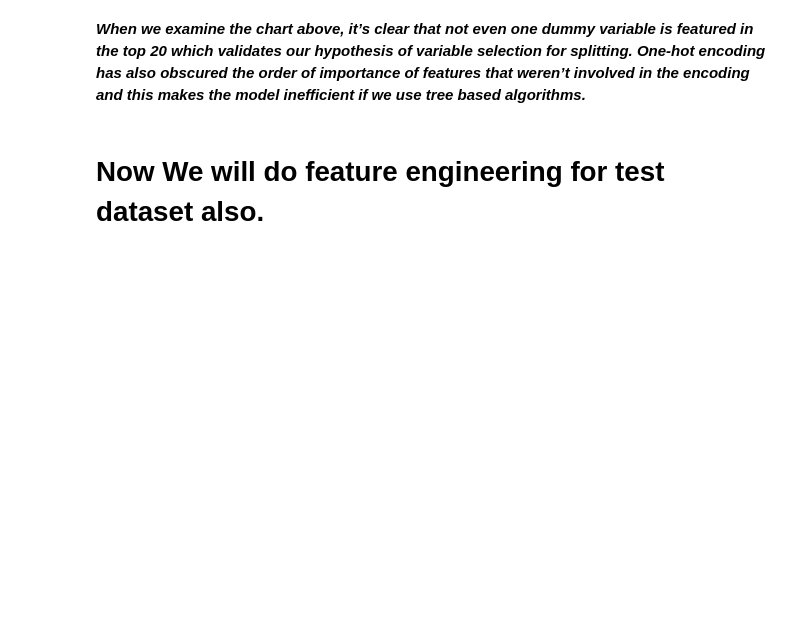
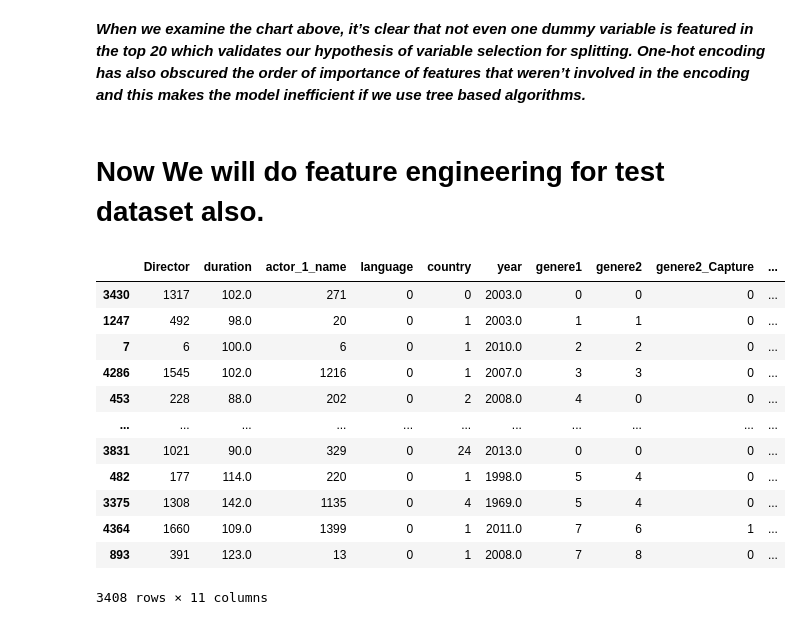
Before and after one commit to TusharNautiyal-web/movie_predictor_with_pyscript, a Jupyter notebook: movie_predict.ipynb, the cells around one changed output. Saved outputs shown, nothing was run; the diff lists cells and outputs as text; code cells hidden in the pictures; blank space fills up the shorter version.

```diff
--- a/movie_predict.ipynb
+++ b/movie_predict.ipynb
@@ -807,5 +762,6 @@ Name: Director, Length: 1726, dtype: int64
 # %%
-top_10_director = X_train.Director.value_counts().sort_values(ascending = False).head(10).index
-top_10_director = list(top_10_director)
-for categories in top_10_director:
-    X_train['Direct_'+categories] = np.where(X_train['Director'] == categories,1,0)
+index_dir = final_df.Director.unique()
+dictdir = {} #ordering into dictionaries.
+for i in range(len(index_dir)):
+    dictdir[index_dir[i]] = i
+X_train['Director'] = X_train.Director.map(dictdir)
@@ -896,0 +869,17 @@ plt.show()
+# %%
+df2 = X_train.merge(y_train, left_index=True,right_index = True)
+df2
+# %% [output]
+|  | Director | duration | actor_1_name | language | country | year | genere1 | genere2 | genere2_Capture | ... |
+| 3430 | 1317 | 102.0 | 271 | 0 | 0 | 2003.0 | 0 | 0 | 0 | ... |
+| 1247 | 492 | 98.0 | 20 | 0 | 1 | 2003.0 | 1 | 1 | 0 | ... |
+| 7 | 6 | 100.0 | 6 | 0 | 1 | 2010.0 | 2 | 2 | 0 | ... |
+| 4286 | 1545 | 102.0 | 1216 | 0 | 1 | 2007.0 | 3 | 3 | 0 | ... |
+| 453 | 228 | 88.0 | 202 | 0 | 2 | 2008.0 | 4 | 0 | 0 | ... |
+| ... | ... | ... | ... | ... | ... | ... | ... | ... | ... | ... |
+| 3831 | 1021 | 90.0 | 329 | 0 | 24 | 2013.0 | 0 | 0 | 0 | ... |
+| 482 | 177 | 114.0 | 220 | 0 | 1 | 1998.0 | 5 | 4 | 0 | ... |
+| 3375 | 1308 | 142.0 | 1135 | 0 | 4 | 1969.0 | 5 | 4 | 0 | ... |
+| 4364 | 1660 | 109.0 | 1399 | 0 | 1 | 2011.0 | 7 | 6 | 1 | ... |
+| 893 | 391 | 123.0 | 13 | 0 | 1 | 2008.0 | 7 | 8 | 0 | ... |
+3408 rows × 11 columns
```
Also changed, not shown: parts of 53 cells of this notebook.
